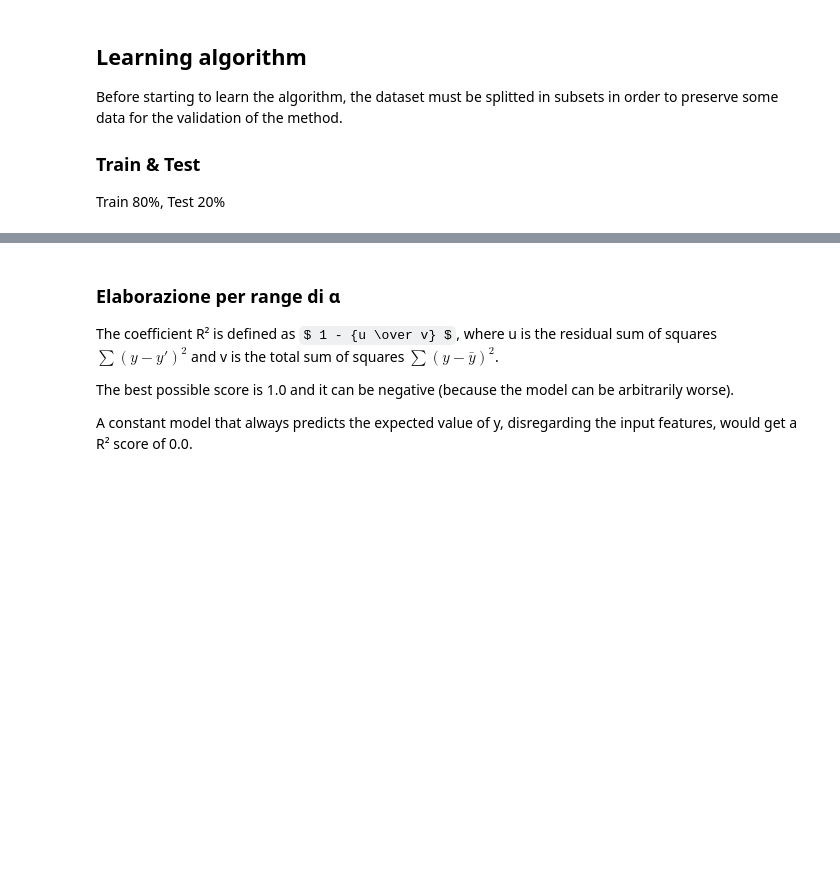
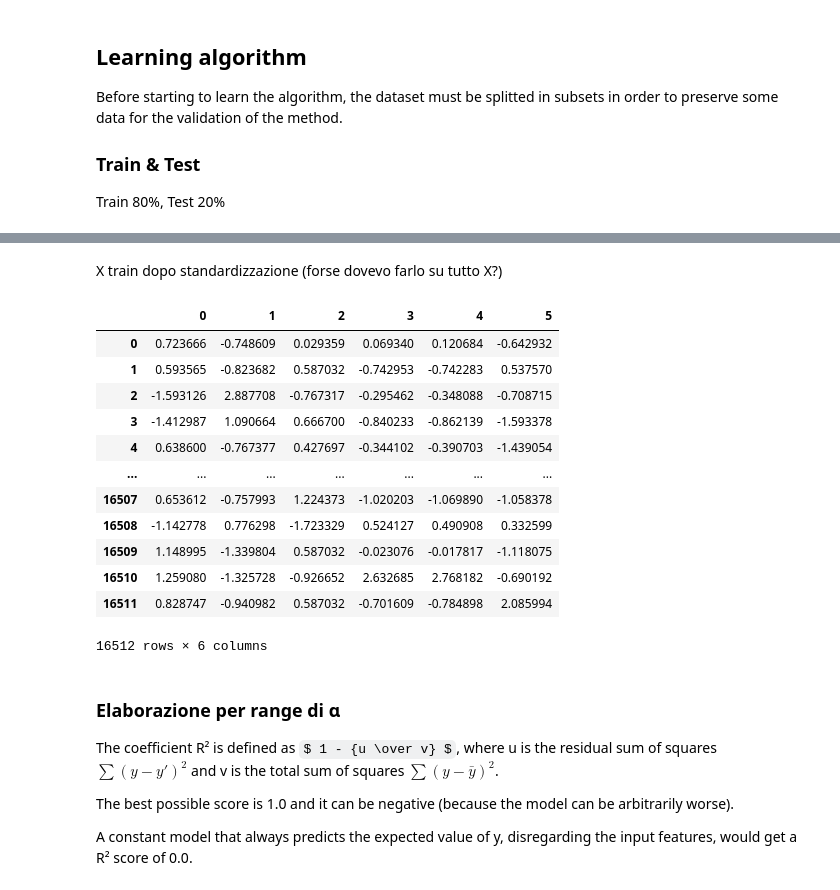
Before and after one commit to mikymaione/HousingPrices, a Jupyter notebook: Source code/HousingPrices/Miky.ipynb, the cells around one changed output, grey strips where cells are left out. Cells and saved outputs as stored; diff of their text form; code cells hidden in the pictures; some formulas as TeX source; blank space fills up the shorter version.

```diff
--- a/Source code/HousingPrices/Miky.ipynb
+++ b/Source code/HousingPrices/Miky.ipynb
@@ -245,3 +277,21 @@ x_train, x_test, y_train, y_test = train_test_split(X, y, test_size=0.2, shuffle
+# %% [markdown]
+X train dopo standardizzazione (forse dovevo farlo su tutto X?)
+# %%
+pandas.DataFrame(x_train)
+# %% [output]
+|  | 0 | 1 | 2 | 3 | 4 | 5 |
+| 0 | 0.723666 | -0.748609 | 0.029359 | 0.069340 | 0.120684 | -0.642932 |
+| 1 | 0.593565 | -0.823682 | 0.587032 | -0.742953 | -0.742283 | 0.537570 |
+| 2 | -1.593126 | 2.887708 | -0.767317 | -0.295462 | -0.348088 | -0.708715 |
+| 3 | -1.412987 | 1.090664 | 0.666700 | -0.840233 | -0.862139 | -1.593378 |
+| 4 | 0.638600 | -0.767377 | 0.427697 | -0.344102 | -0.390703 | -1.439054 |
+| ... | ... | ... | ... | ... | ... | ... |
+| 16507 | 0.653612 | -0.757993 | 1.224373 | -1.020203 | -1.069890 | -1.058378 |
+| 16508 | -1.142778 | 0.776298 | -1.723329 | 0.524127 | 0.490908 | 0.332599 |
+| 16509 | 1.148995 | -1.339804 | 0.587032 | -0.023076 | -0.017817 | -1.118075 |
+| 16510 | 1.259080 | -1.325728 | -0.926652 | 2.632685 | 2.768182 | -0.690192 |
+| 16511 | 0.828747 | -0.940982 | 0.587032 | -0.701609 | -0.784898 | 2.085994 |
+16512 rows × 6 columns
 # %% [markdown]
 ### Elaborazione per range di ɑ
 The coefficient R² is defined as $ 1 - {u \over v} $, where u is the residual sum of squares $ \sum (y - y')^2 $ and v is the total sum of squares $ \sum (y - \bar{y})^2 $.
```
Also changed, not shown: parts of 21 cells of this notebook, 1 other file.
